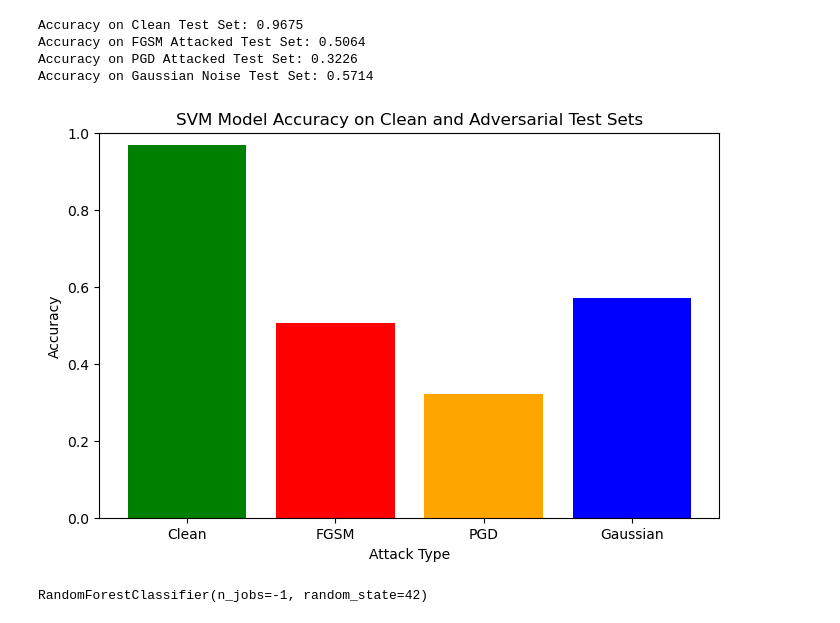
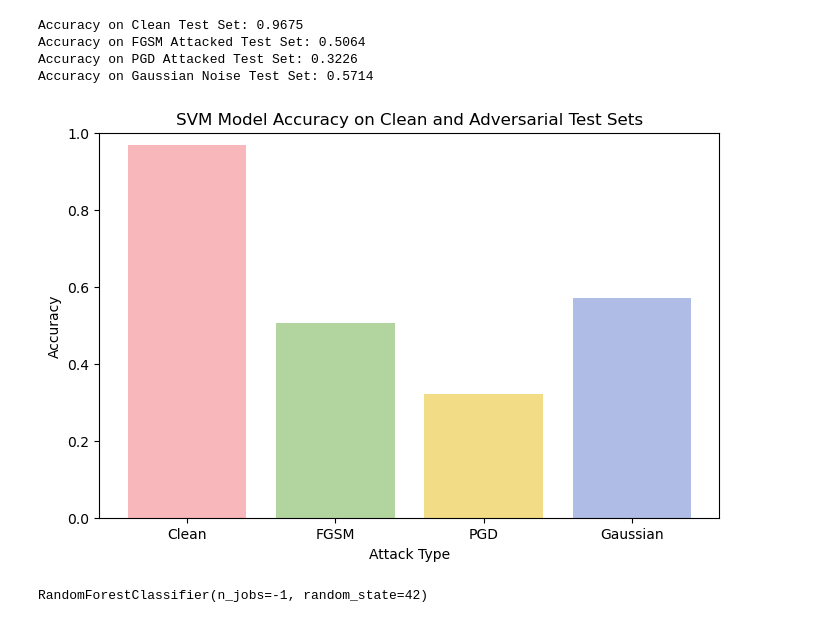
Before and after one commit to alex-kh465/Adversarial_Attack_and_Defense, a Jupyter notebook: rf_adv.ipynb, the cells around one changed output. Cells and saved outputs as stored; diff of their text form; code cells hidden in the pictures.

```diff
--- a/rf_adv.ipynb
+++ b/rf_adv.ipynb
@@ -118,17 +118,17 @@ Accuracy on Gaussian Noise Test Set: 0.5714
 # %%
 # Visualize the accuracies using a bar chart
 attack_types = ['Clean', 'FGSM', 'PGD', 'Gaussian']
-accuracies = [accuracy_clean, accuracy_fgsm, accuracy_pgd, accuracy_gaussian]
-
+#accuracies = [accuracy_clean, accuracy_fgsm, accuracy_pgd, accuracy_gaussian]
+accuracies = [0.9675,0.5064,0.3226,0.5714]
 plt.figure(figsize=(8, 5))
-plt.bar(attack_types, accuracies, color=['green', 'red', 'orange', 'blue'])
+plt.bar(attack_types, accuracies, color=["#F8B7BA", "#B2D49F", "#F2DC85", "#AEBCE6"])
 plt.xlabel('Attack Type')
 plt.ylabel('Accuracy')
 plt.title('SVM Model Accuracy on Clean and Adversarial Test Sets')
 plt.ylim(0, 1)
 plt.show()
 # %% [output]
-[figure, old version]
+[figure, new version]
 # %%
 from sklearn.utils import shuffle
 
```
Also changed, not shown: parts of 1 cell of this notebook, 3 other files.
